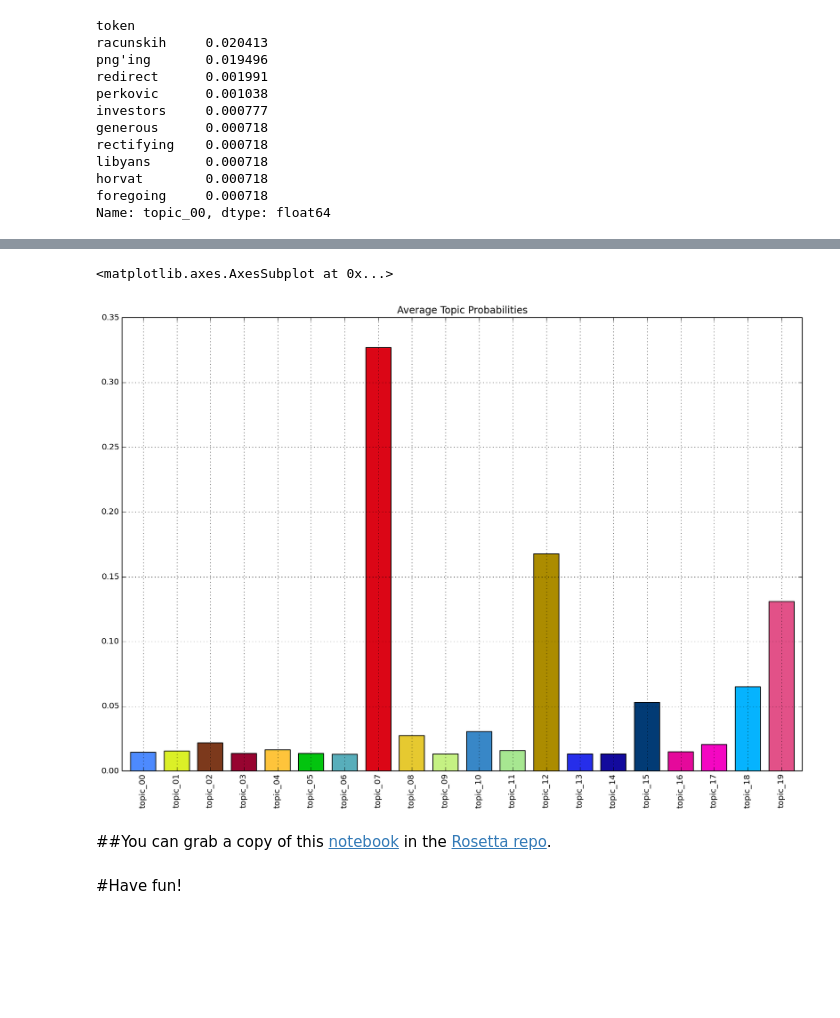
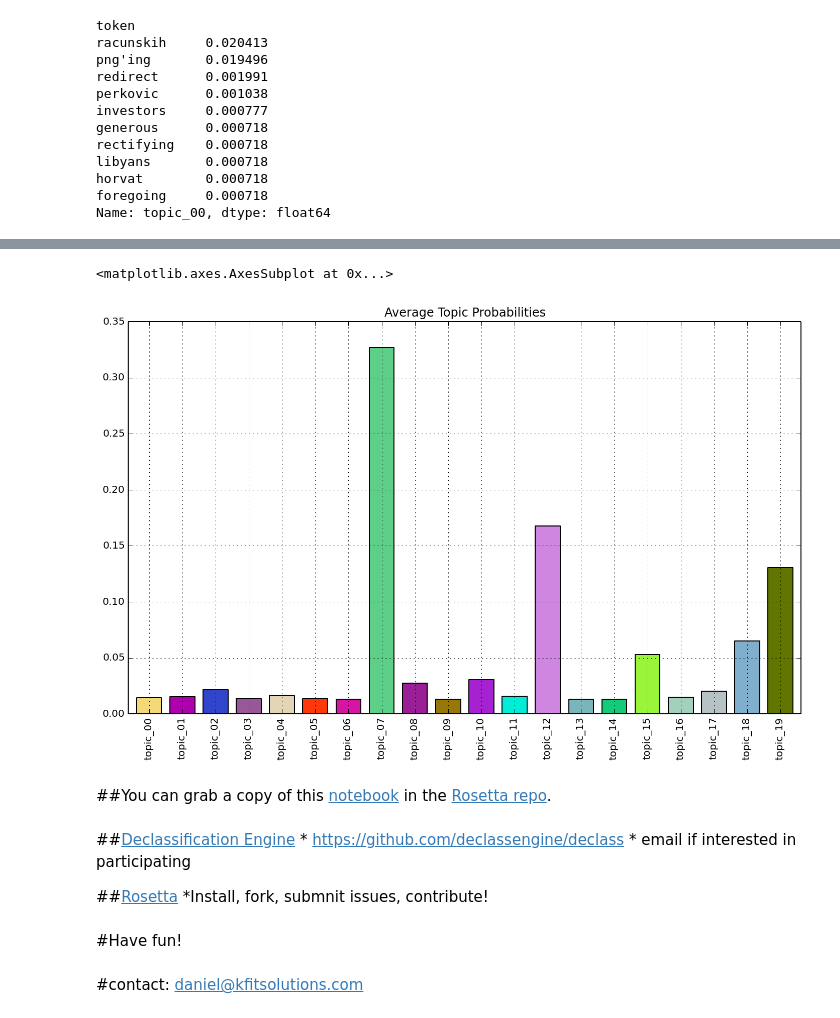
Before and after one commit to columbia-applied-data-science/rosetta, a Jupyter notebook: notebooks/BrightTalk.ipynb, the cells around one changed output, grey strips where cells are left out. Cells and saved outputs as stored; diff of their text form; code cells hidden in the pictures; blank space fills up the shorter version.

```diff
--- a/notebooks/BrightTalk.ipynb
+++ b/notebooks/BrightTalk.ipynb
@@ -370,15 +370,27 @@ lda.pr_topic_g_doc.T.loc[[0]].plot(kind='bar', figsize=(20,10),
 # %%
 #or at the average topic probabilties
 import random
 r = lambda: random.randint(0,255)
 my_colors = ['#%02X%02X%02X' % (r(),r(),r()) for i in range(20)]
 #my_colors = 'rgbkymc'
-lda.pr_topic_g_doc.mean(axis=1).plot(kind='bar', figsize=(15,10), color=my_colors,
+lda.pr_topic_g_doc.mean(axis=1).plot(kind='bar', figsize=(12,7), color=my_colors,
                                      title='Average Topic Probabilities')
 # %% [output]
 <matplotlib.axes.AxesSubplot at 0x...>
-[figure, old version]
+[figure, new version]
 # %% [markdown]
-##You can grab a copy of this [notebook]() in the [Rosetta repo](https://github.com/columbia-applied-data-science/rosetta).
+##You can grab a copy of this [notebook](https://github.com/columbia-applied-data-science/rosetta/tree/master/notebooks) in the [Rosetta repo](https://github.com/columbia-applied-data-science/rosetta).
+# %% [markdown]
+
+
+##[Declassification Engine](declassification-engine.org)
+    * https://github.com/declassengine/declass
+    * email if interested in participating
+
+##[Rosetta](https://github.com/columbia-applied-data-science/rosetta)
+    *Install, fork, submnit issues, contribute!
 # %% [markdown]
 #Have fun!
+# %% [markdown]
+
+#contact: daniel@kfitsolutions.com
```
Also changed, not shown: parts of 1 cell of this notebook.
